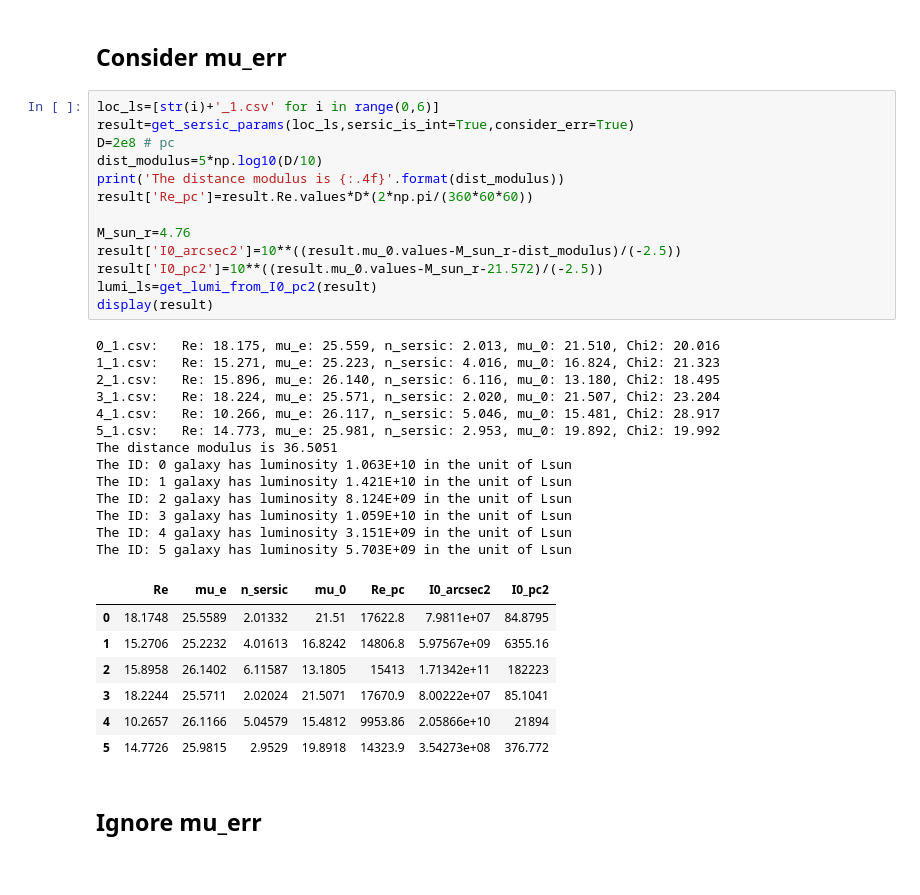
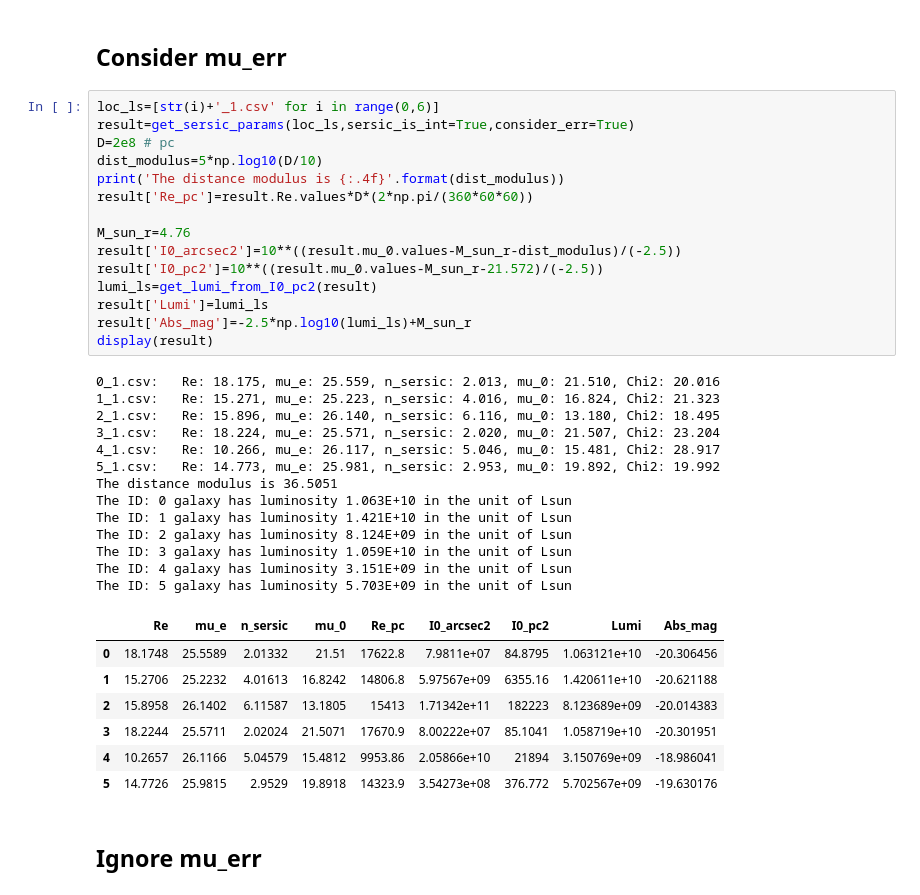
Before and after one commit to wsr1998/galaxy-physics, a Jupyter notebook: hw3.ipynb, the cells around one changed output. Drawn from its saved outputs; the diff is of its cells as text.

```diff
--- a/hw3.ipynb
+++ b/hw3.ipynb
@@ -408,37 +412,39 @@ The ID: 5 galaxy has luminosity 5.772E+09 in the unit of Lsun
 # %%
 loc_ls=[str(i)+'_1.csv' for i in range(0,6)]
 result=get_sersic_params(loc_ls,sersic_is_int=True,consider_err=True)
 D=2e8 # pc
 dist_modulus=5*np.log10(D/10)
 print('The distance modulus is {:.4f}'.format(dist_modulus))
 result['Re_pc']=result.Re.values*D*(2*np.pi/(360*60*60))
 
 M_sun_r=4.76
 result['I0_arcsec2']=10**((result.mu_0.values-M_sun_r-dist_modulus)/(-2.5))
 result['I0_pc2']=10**((result.mu_0.values-M_sun_r-21.572)/(-2.5))
 lumi_ls=get_lumi_from_I0_pc2(result)
+result['Lumi']=lumi_ls
+result['Abs_mag']=-2.5*np.log10(lumi_ls)+M_sun_r
 display(result)
 # %% [output]
 0_1.csv:   Re: 18.175, mu_e: 25.559, n_sersic: 2.013, mu_0: 21.510, Chi2: 20.016
 1_1.csv:   Re: 15.271, mu_e: 25.223, n_sersic: 4.016, mu_0: 16.824, Chi2: 21.323
 2_1.csv:   Re: 15.896, mu_e: 26.140, n_sersic: 6.116, mu_0: 13.180, Chi2: 18.495
 3_1.csv:   Re: 18.224, mu_e: 25.571, n_sersic: 2.020, mu_0: 21.507, Chi2: 23.204
 4_1.csv:   Re: 10.266, mu_e: 26.117, n_sersic: 5.046, mu_0: 15.481, Chi2: 28.917
 5_1.csv:   Re: 14.773, mu_e: 25.981, n_sersic: 2.953, mu_0: 19.892, Chi2: 19.992
 The distance modulus is 36.5051
 The ID: 0 galaxy has luminosity 1.063E+10 in the unit of Lsun
 The ID: 1 galaxy has luminosity 1.421E+10 in the unit of Lsun
 The ID: 2 galaxy has luminosity 8.124E+09 in the unit of Lsun
 The ID: 3 galaxy has luminosity 1.059E+10 in the unit of Lsun
 The ID: 4 galaxy has luminosity 3.151E+09 in the unit of Lsun
 The ID: 5 galaxy has luminosity 5.703E+09 in the unit of Lsun
-|  | Re | mu_e | n_sersic | mu_0 | Re_pc | I0_arcsec2 | I0_pc2 |
-| 0 | 18.1748 | 25.5589 | 2.01332 | 21.51 | 17622.8 | 7.9811e+07 | 84.8795 |
-| 1 | 15.2706 | 25.2232 | 4.01613 | 16.8242 | 14806.8 | 5.97567e+09 | 6355.16 |
-| 2 | 15.8958 | 26.1402 | 6.11587 | 13.1805 | 15413 | 1.71342e+11 | 182223 |
-| 3 | 18.2244 | 25.5711 | 2.02024 | 21.5071 | 17670.9 | 8.00222e+07 | 85.1041 |
-| 4 | 10.2657 | 26.1166 | 5.04579 | 15.4812 | 9953.86 | 2.05866e+10 | 21894 |
-| 5 | 14.7726 | 25.9815 | 2.9529 | 19.8918 | 14323.9 | 3.54273e+08 | 376.772 |
+|  | Re | mu_e | n_sersic | mu_0 | Re_pc | I0_arcsec2 | I0_pc2 | Lumi | Abs_mag |
+| 0 | 18.1748 | 25.5589 | 2.01332 | 21.51 | 17622.8 | 7.9811e+07 | 84.8795 | 1.063121e+10 | -20.306456 |
+| 1 | 15.2706 | 25.2232 | 4.01613 | 16.8242 | 14806.8 | 5.97567e+09 | 6355.16 | 1.420611e+10 | -20.621188 |
+| 2 | 15.8958 | 26.1402 | 6.11587 | 13.1805 | 15413 | 1.71342e+11 | 182223 | 8.123689e+09 | -20.014383 |
+| 3 | 18.2244 | 25.5711 | 2.02024 | 21.5071 | 17670.9 | 8.00222e+07 | 85.1041 | 1.058719e+10 | -20.301951 |
+| 4 | 10.2657 | 26.1166 | 5.04579 | 15.4812 | 9953.86 | 2.05866e+10 | 21894 | 3.150769e+09 | -18.986041 |
+| 5 | 14.7726 | 25.9815 | 2.9529 | 19.8918 | 14323.9 | 3.54273e+08 | 376.772 | 5.702567e+09 | -19.630176 |
 # %% [markdown]
 ## Ignore mu_err
 # %%
```
Also changed, not shown: parts of 4 cells of this notebook.
